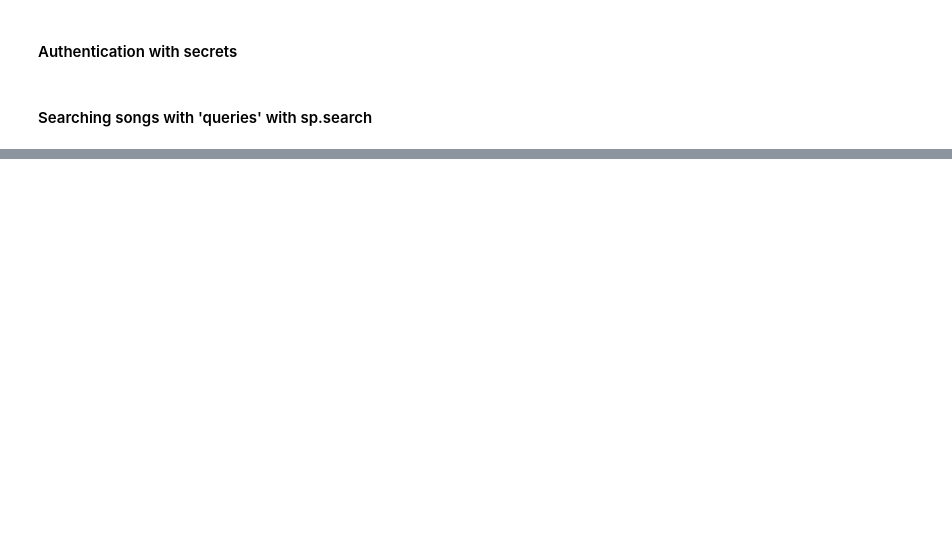
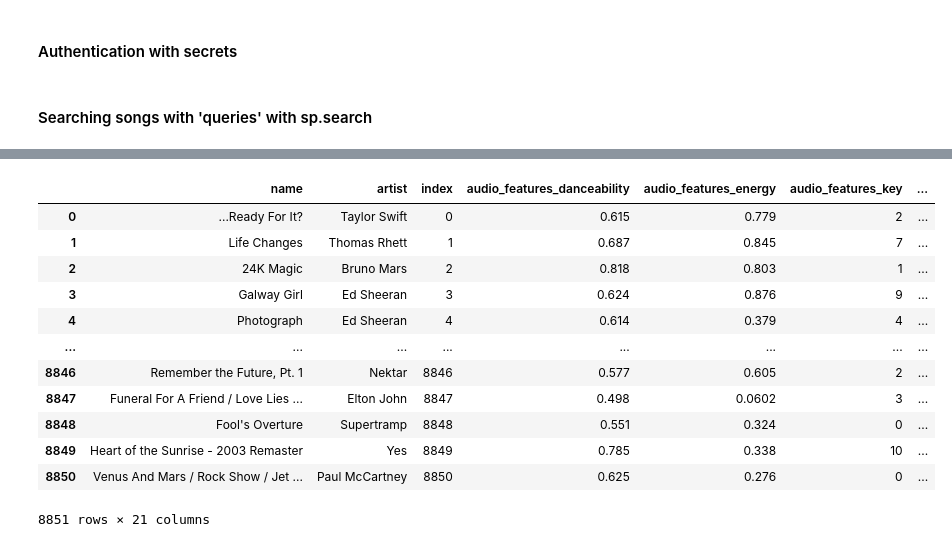
Before and after one commit to SangreNocturna/lab-api-wrappers, a Jupyter notebook: lab-api-wrappers.ipynb, the cells around one changed output, grey strips where cells are left out. Drawn from its saved outputs; the diff is of its cells as text; code cells hidden in the pictures; blank space fills up the shorter version.

```diff
--- a/lab-api-wrappers.ipynb
+++ b/lab-api-wrappers.ipynb
@@ -234,0 +152,4 @@ sp.audio_features(VideojuegosBienChingones['items'][0]['track']['uri'])
+# %%
+audio_features = []
+for i in range(len(df)):
+    audio_features.append(sp.audio_features(lista[i]['track']['uri'])[0])
@@ -234,0 +173,3 @@ sp.audio_features(VideojuegosBienChingones['items'][0]['track']['uri'])
+# %%
+audio_features = pd.DataFrame({"audio_features":audio_features})
+audio_features
@@ -234,0 +192,2 @@ sp.audio_features(VideojuegosBienChingones['items'][0]['track']['uri'])
+# %%
+audio_features.reset_index(inplace=True)
@@ -234,0 +210,3 @@ sp.audio_features(VideojuegosBienChingones['items'][0]['track']['uri'])
+# %%
+audio_features = dict_flatten(audio_features, ["audio_features"])
+audio_features
@@ -234,0 +227,17 @@ sp.audio_features(VideojuegosBienChingones['items'][0]['track']['uri'])
+# %%
+final_df = pd.concat([df, audio_features],axis=1)
+final_df
+# %% [output]
+|  | name | artist | index | audio_features_danceability | audio_features_energy | audio_features_key | ... |
+| 0 | ...Ready For It? | Taylor Swift | 0 | 0.615 | 0.779 | 2 | ... |
+| 1 | Life Changes | Thomas Rhett | 1 | 0.687 | 0.845 | 7 | ... |
+| 2 | 24K Magic | Bruno Mars | 2 | 0.818 | 0.803 | 1 | ... |
+| 3 | Galway Girl | Ed Sheeran | 3 | 0.624 | 0.876 | 9 | ... |
+| 4 | Photograph | Ed Sheeran | 4 | 0.614 | 0.379 | 4 | ... |
+| ... | ... | ... | ... | ... | ... | ... | ... |
+| 8846 | Remember the Future, Pt. 1 | Nektar | 8846 | 0.577 | 0.605 | 2 | ... |
+| 8847 | Funeral For A Friend / Love Lies ... | Elton John | 8847 | 0.498 | 0.0602 | 3 | ... |
+| 8848 | Fool's Overture | Supertramp | 8848 | 0.551 | 0.324 | 0 | ... |
+| 8849 | Heart of the Sunrise - 2003 Remaster | Yes | 8849 | 0.785 | 0.338 | 10 | ... |
+| 8850 | Venus And Mars / Rock Show / Jet ... | Paul McCartney | 8850 | 0.625 | 0.276 | 0 | ... |
+8851 rows × 21 columns
```
Also changed, not shown: parts of 47 cells of this notebook.
